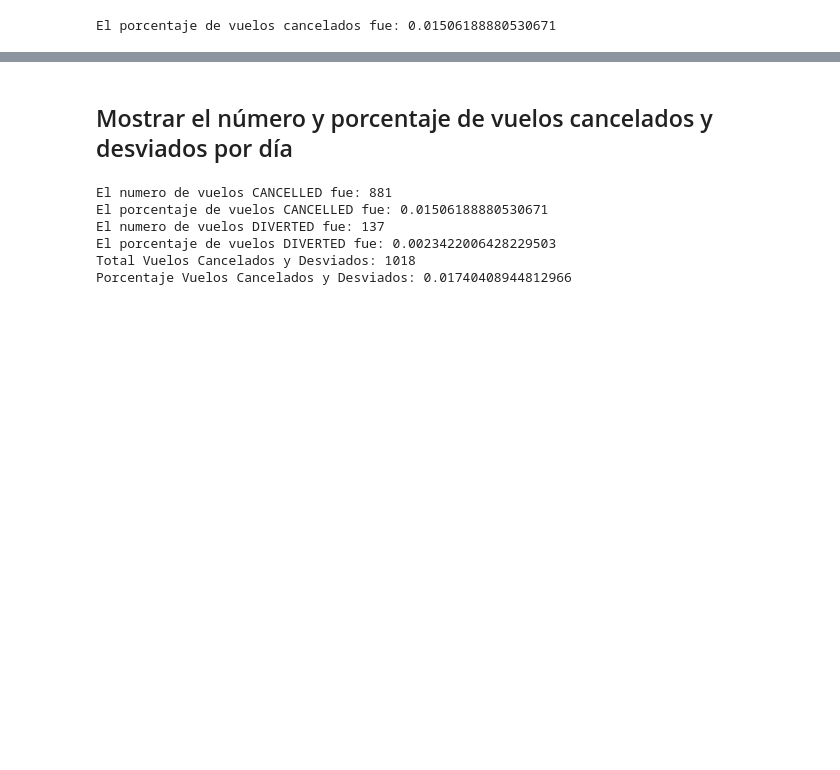
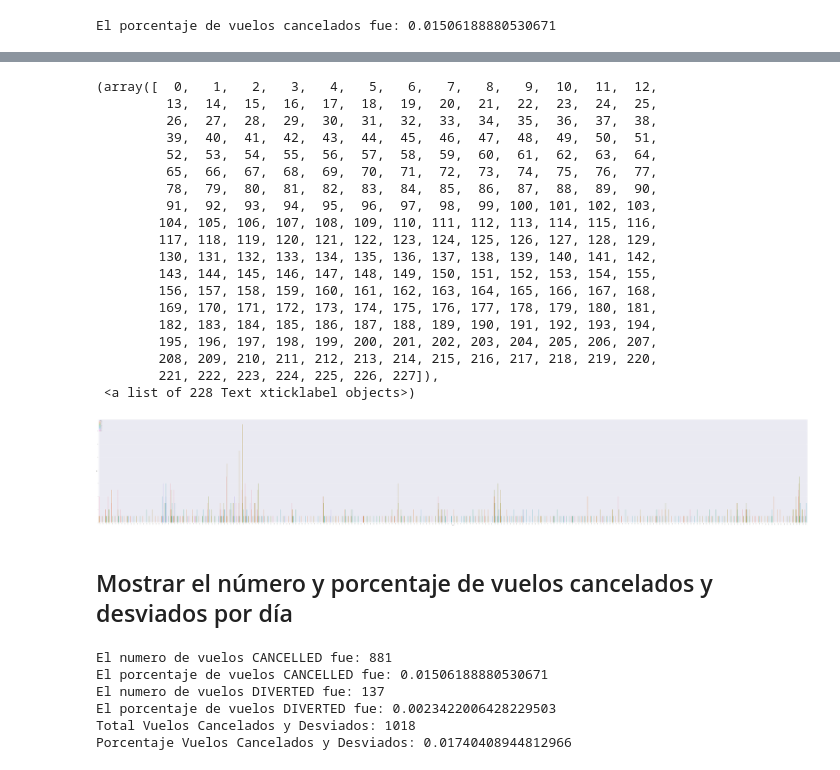
Before and after one commit to feedingthemachine/exblog, a Jupyter notebook: Prueba/Prueba Felipe Veloso.ipynb, the cells around one changed output, grey strips where cells are left out. Drawn from its saved outputs; the diff is of its cells as text; code cells hidden in the pictures; blank space fills up the shorter version.

```diff
--- a/Prueba/Prueba Felipe Veloso.ipynb
+++ b/Prueba/Prueba Felipe Veloso.ipynb
@@ -53,3 +58,5 @@ El numero de vuelos cancelados fue: 881
 print('El porcentaje de vuelos cancelados fue: {}'.format(df['CANCELLED'].value_counts('%')[1]))
 # %% [output]
 El porcentaje de vuelos cancelados fue: 0.01506188880530671
+# %%
+cancel_by_day = df[df['CANCELLED'] == 1].loc[:,['DATE','AIRLINE']].reset_index(drop=True)
@@ -56,3 +98,28 @@ El porcentaje de vuelos cancelados fue: 0.01506188880530671
+# %%
+plt.rcParams['figure.figsize'] = (200,30)
+sns.countplot(x=cancel_by_day['DATE'], hue = cancel_by_day['AIRLINE'])
+plt.xticks(rotation=90)
+# %% [output]
+(array([  0,   1,   2,   3,   4,   5,   6,   7,   8,   9,  10,  11,  12,
+         13,  14,  15,  16,  17,  18,  19,  20,  21,  22,  23,  24,  25,
+         26,  27,  28,  29,  30,  31,  32,  33,  34,  35,  36,  37,  38,
+         39,  40,  41,  42,  43,  44,  45,  46,  47,  48,  49,  50,  51,
+         52,  53,  54,  55,  56,  57,  58,  59,  60,  61,  62,  63,  64,
+         65,  66,  67,  68,  69,  70,  71,  72,  73,  74,  75,  76,  77,
+         78,  79,  80,  81,  82,  83,  84,  85,  86,  87,  88,  89,  90,
+         91,  92,  93,  94,  95,  96,  97,  98,  99, 100, 101, 102, 103,
+        104, 105, 106, 107, 108, 109, 110, 111, 112, 113, 114, 115, 116,
+        117, 118, 119, 120, 121, 122, 123, 124, 125, 126, 127, 128, 129,
+        130, 131, 132, 133, 134, 135, 136, 137, 138, 139, 140, 141, 142,
+        143, 144, 145, 146, 147, 148, 149, 150, 151, 152, 153, 154, 155,
+        156, 157, 158, 159, 160, 161, 162, 163, 164, 165, 166, 167, 168,
+        169, 170, 171, 172, 173, 174, 175, 176, 177, 178, 179, 180, 181,
+        182, 183, 184, 185, 186, 187, 188, 189, 190, 191, 192, 193, 194,
+        195, 196, 197, 198, 199, 200, 201, 202, 203, 204, 205, 206, 207,
+        208, 209, 210, 211, 212, 213, 214, 215, 216, 217, 218, 219, 220,
+        221, 222, 223, 224, 225, 226, 227]),
+ <a list of 228 Text xticklabel objects>)
+[figure, added]
 # %% [markdown]
 ## Mostrar el número y porcentaje de vuelos cancelados y desviados por día
 # %%
```
Also changed, not shown: parts of 15 cells of this notebook, 23 other files.
